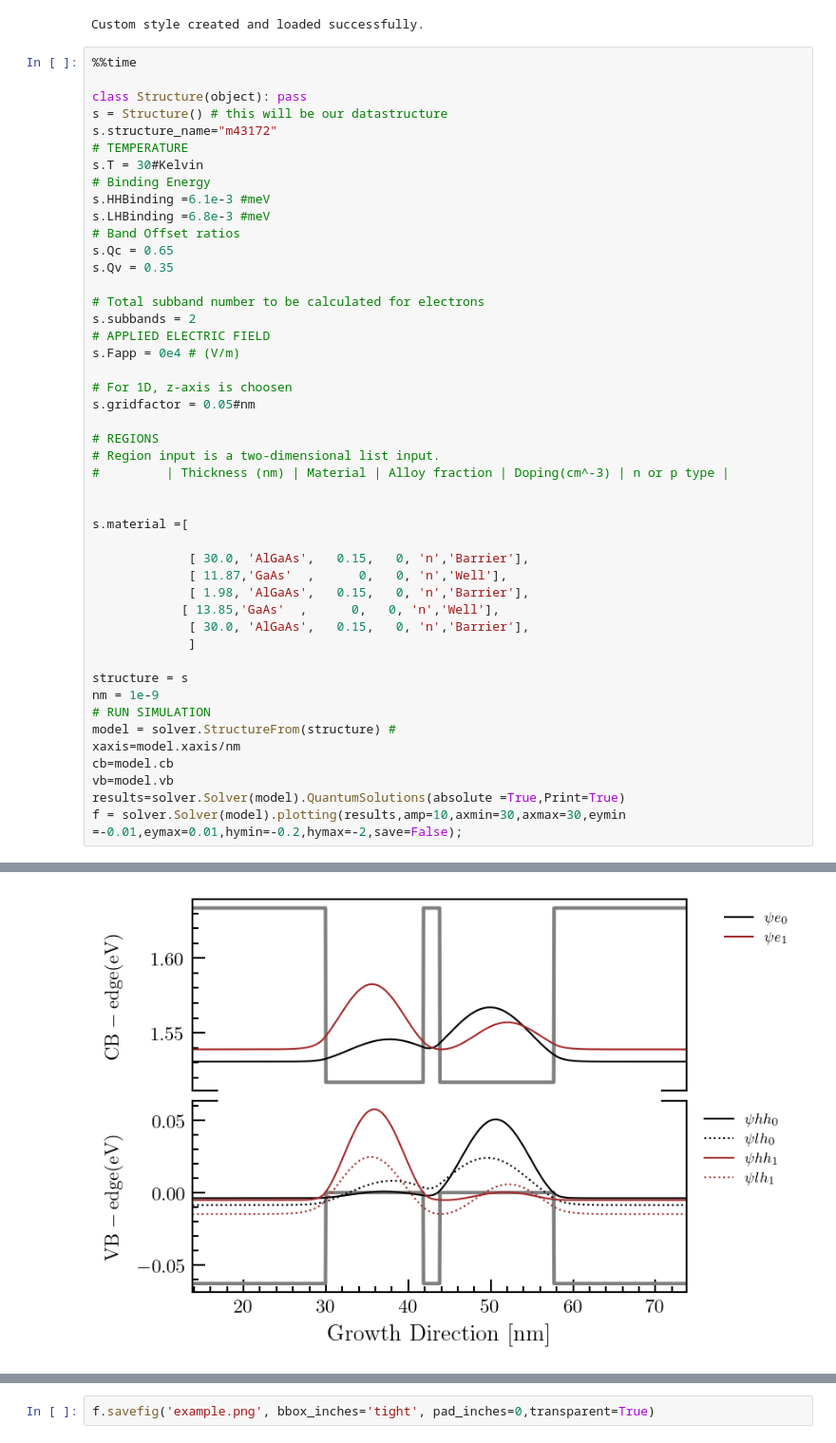
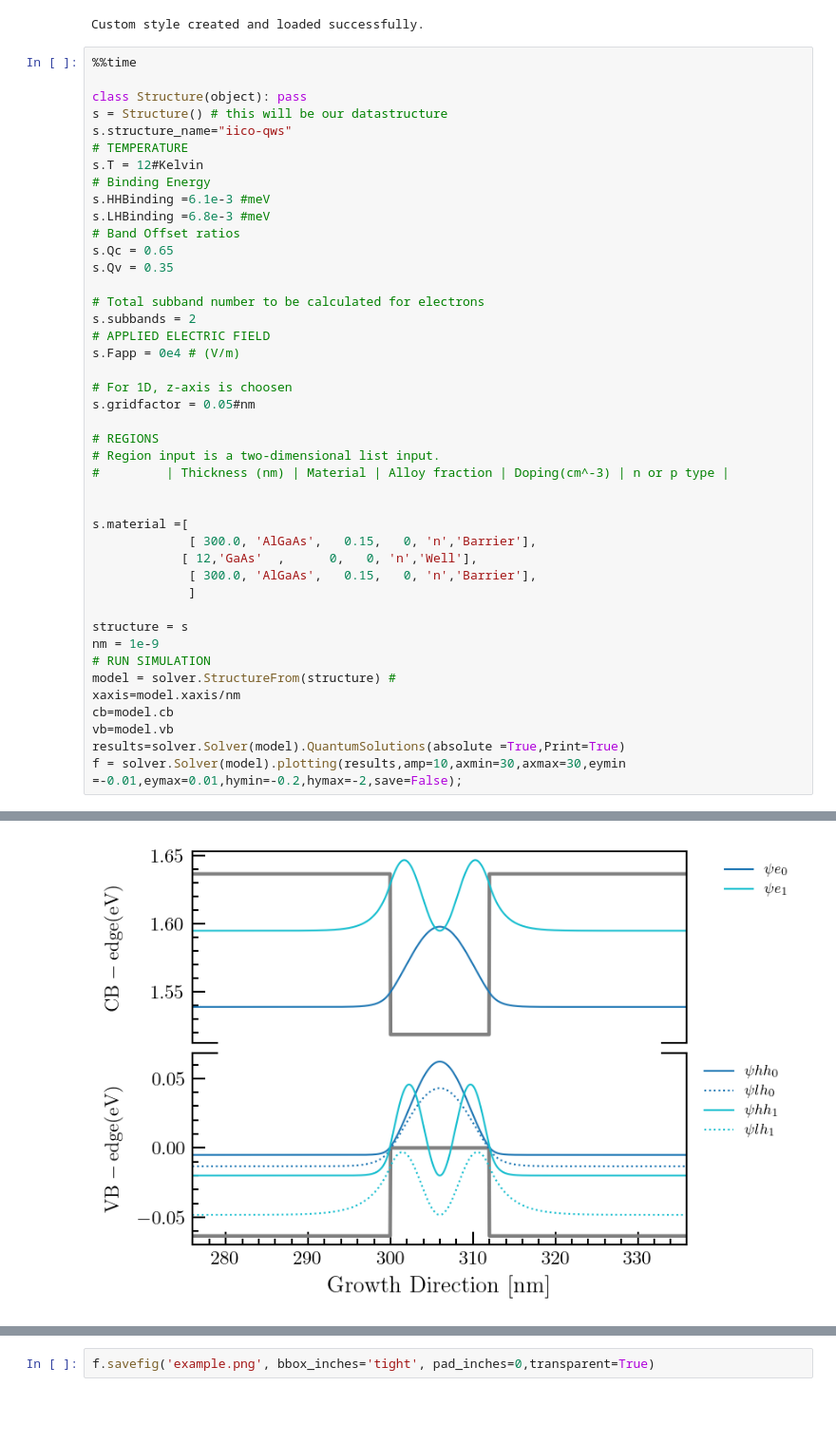
Before and after one commit to NanophotonIICOs/cqws-codes, a Jupyter notebook: examples/numerical-results.ipynb, the cells around one changed output, grey strips where cells are left out. Shown at 95% size. Drawn from its saved outputs; the diff is of its cells as text; blank space fills up the shorter version.

```diff
--- a/examples/numerical-results.ipynb
+++ b/examples/numerical-results.ipynb
@@ -12,9 +12,9 @@ Custom style created and loaded successfully.
 
 class Structure(object): pass
 s = Structure() # this will be our datastructure
-s.structure_name="m43172"
+s.structure_name="iico-qws"
 # TEMPERATURE
-s.T = 30#Kelvin
+s.T = 12#Kelvin
 # Binding Energy
 s.HHBinding =6.1e-3 #meV
 s.LHBinding =6.8e-3 #meV
@@ -36,12 +36,9 @@ s.gridfactor = 0.05#nm
 
 
 s.material =[
-
-             [ 30.0, 'AlGaAs',   0.15,   0, 'n','Barrier'],
-             [ 11.87,'GaAs'  ,      0,   0, 'n','Well'],
-             [ 1.98, 'AlGaAs',   0.15,   0, 'n','Barrier'],
-            [ 13.85,'GaAs'  ,      0,   0, 'n','Well'],
-             [ 30.0, 'AlGaAs',   0.15,   0, 'n','Barrier'],
+             [ 300.0, 'AlGaAs',   0.15,   0, 'n','Barrier'],
+            [ 12,'GaAs'  ,      0,   0, 'n','Well'],
+             [ 300.0, 'AlGaAs',   0.15,   0, 'n','Barrier'],
              ]
 
 structure = s
@@ -69 +66 @@ Wall time: 255 ms
-[figure, old version]
+[figure, new version]
```
Also changed, not shown: parts of 2 cells of this notebook.
